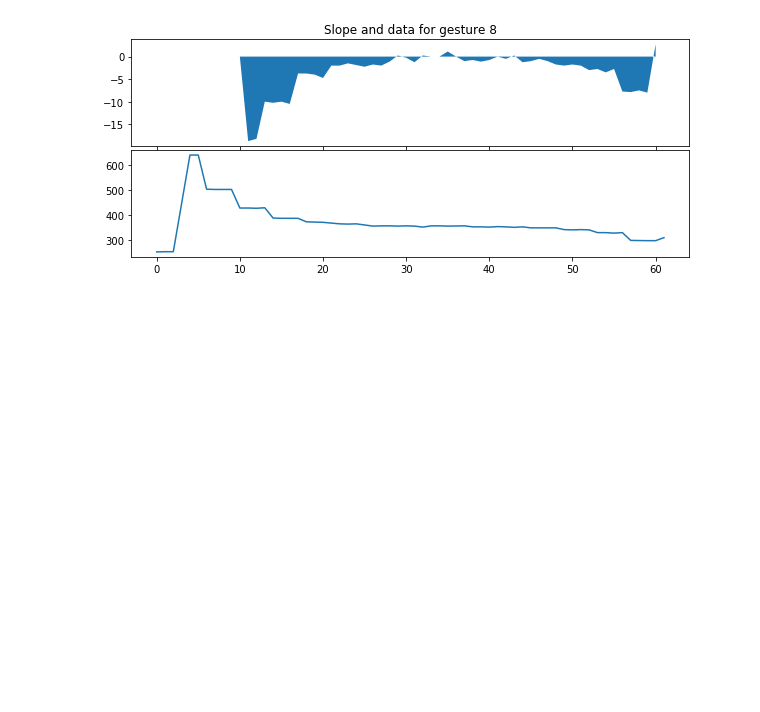
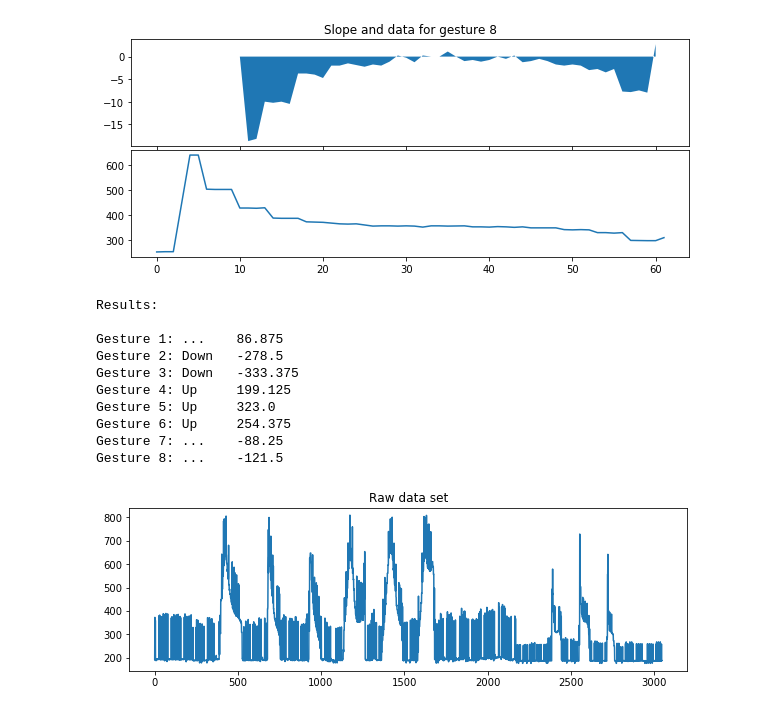
Before and after one commit to AmadeusW/teensy-volume, a Jupyter notebook: analysis/notebooks/slopes.ipynb, the cells around one changed output. Saved outputs shown, nothing was run; the diff lists cells and outputs as text; code cells hidden in the pictures; blank space fills up the shorter version.

```diff
--- a/analysis/notebooks/slopes.ipynb
+++ b/analysis/notebooks/slopes.ipynb
@@ -84,3 +84,35 @@ plt.show()
 [figure]
 [figure]
 [figure]
+# %%
+sampleSize = 50
+slopeFactor = 3
+print("Results:\n")
+
+for segmentId, slope in enumerate(slopes):
+    sum = 0
+    for index, value in enumerate(slope):
+        sum += value
+        if (index == sampleSize):
+            break
+    result = "...   "
+    if (sum > sampleSize * slopeFactor): result = "Up    "
+    if (sum < sampleSize * slopeFactor * -1): result = "Down  "
+    print("Gesture " + str(segmentId+1) + ": " + result + " " + str(sum))
+
+plt.figure(figsize=(10,3))
+plt.plot(data)
+plt.title('Raw data set')
+plt.show()
+# %% [output]
+Results:
+
+Gesture 1: ...    86.875
+Gesture 2: Down   -278.5
+Gesture 3: Down   -333.375
+Gesture 4: Up     199.125
+Gesture 5: Up     323.0
+Gesture 6: Up     254.375
+Gesture 7: ...    -88.25
+Gesture 8: ...    -121.5
+[figure, added]
```
